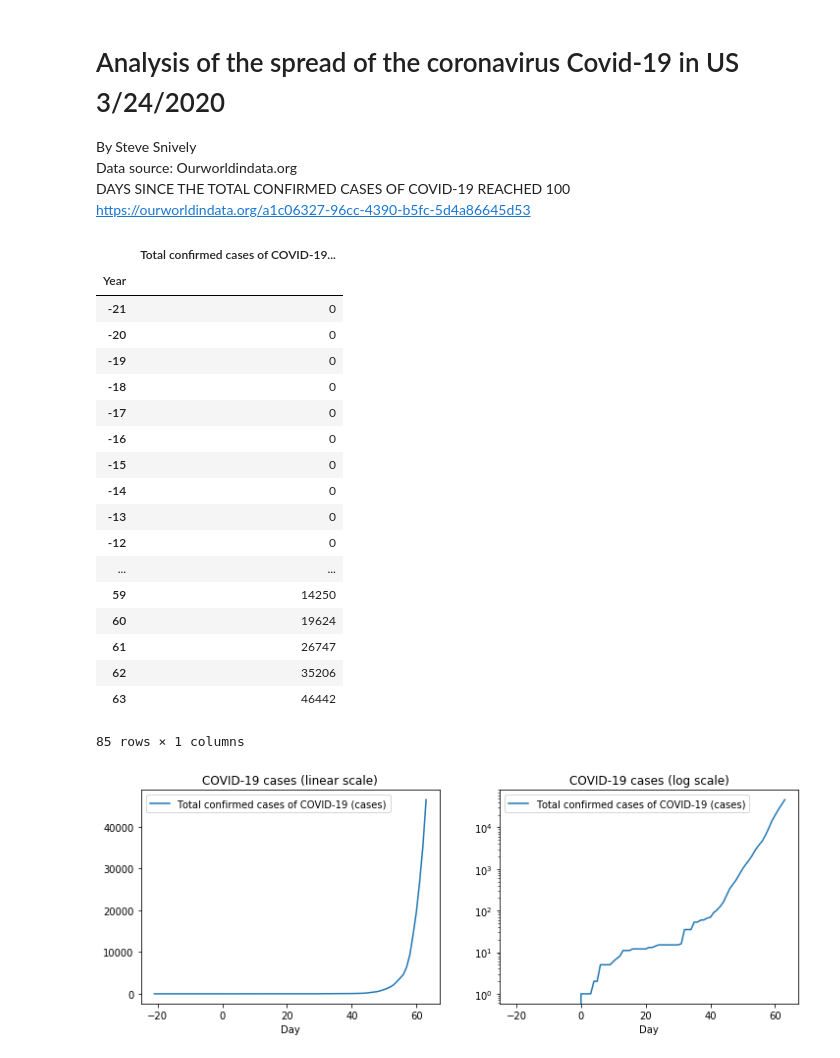
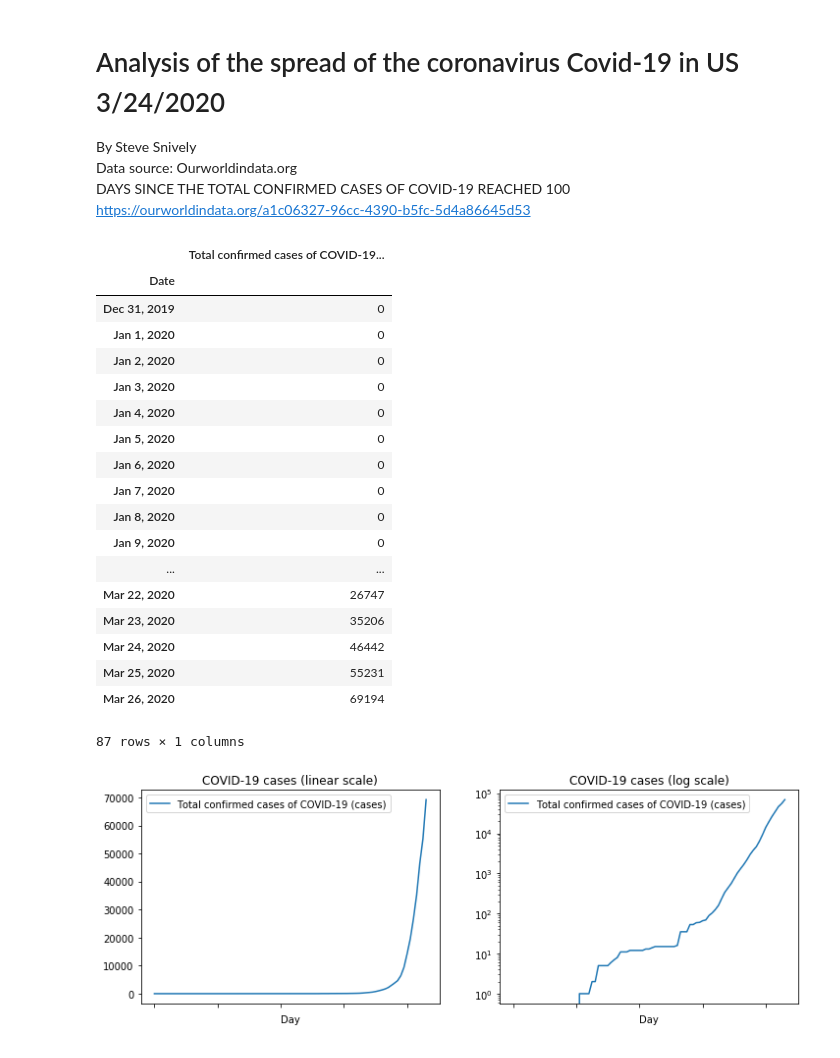
Before and after one commit to snives/Covid19, a Jupyter notebook: Covid19.ipynb, the cells around one changed output. Drawn from its saved outputs; the diff is of its cells as text; code cells hidden in the pictures.

```diff
--- a/Covid19.ipynb
+++ b/Covid19.ipynb
@@ -15,42 +15,42 @@ import matplotlib.pyplot as plt
 # %%
 data = pd.read_csv("covid-confirmed-cases-since-100th-case.csv")
 # %%
-us = data[data['Code']=='USA'][['Year','Total confirmed cases of COVID-19 (cases)']]
-us.set_index('Year')
+us = data[data['Code']=='USA'][['Date','Total confirmed cases of COVID-19 (cases)']]
+us.set_index('Date')
 # %% [output]
 |  | Total confirmed cases of COVID-19... |
-| Year |  |
-| -21 | 0 |
-| -20 | 0 |
-| -19 | 0 |
-| -18 | 0 |
-| -17 | 0 |
-| -16 | 0 |
-| -15 | 0 |
-| -14 | 0 |
-| -13 | 0 |
-| -12 | 0 |
+| Date |  |
+| Dec 31, 2019 | 0 |
+| Jan 1, 2020 | 0 |
+| Jan 2, 2020 | 0 |
+| Jan 3, 2020 | 0 |
+| Jan 4, 2020 | 0 |
+| Jan 5, 2020 | 0 |
+| Jan 6, 2020 | 0 |
+| Jan 7, 2020 | 0 |
+| Jan 8, 2020 | 0 |
+| Jan 9, 2020 | 0 |
 | ... | ... |
-| 59 | 14250 |
-| 60 | 19624 |
-| 61 | 26747 |
-| 62 | 35206 |
-| 63 | 46442 |
+| Mar 22, 2020 | 26747 |
+| Mar 23, 2020 | 35206 |
+| Mar 24, 2020 | 46442 |
+| Mar 25, 2020 | 55231 |
+| Mar 26, 2020 | 69194 |
-85 rows × 1 columns
+87 rows × 1 columns
 # %%
 fig, axes = plt.subplots(1,2, figsize=(12,4))
-us.plot(ax=axes[0], x='Year',y='Total confirmed cases of COVID-19 (cases)')
+us.plot(ax=axes[0], x='Date',y='Total confirmed cases of COVID-19 (cases)')
 axes[0].set_xlabel('Day')
 axes[0].set_title('COVID-19 cases (linear scale)')
 
-us.plot(ax=axes[1], x='Year',y='Total confirmed cases of COVID-19 (cases)')
+us.plot(ax=axes[1], x='Date',y='Total confirmed cases of COVID-19 (cases)')
 axes[1].set_yscale('log')
 axes[1].set_xlabel('Day')
 axes[1].set_title('COVID-19 cases (log scale)')
 
 plt.show()
 # %% [output]
-[figure, old version]
+[figure, new version]
 # %%
 #Calculate the first derivative of cases
 us['d1'] = us['Total confirmed cases of COVID-19 (cases)'] - us['Total confirmed cases of COVID-19 (cases)'].shift(1)
```
Also changed, not shown: parts of 7 cells of this notebook, 1 other file.
